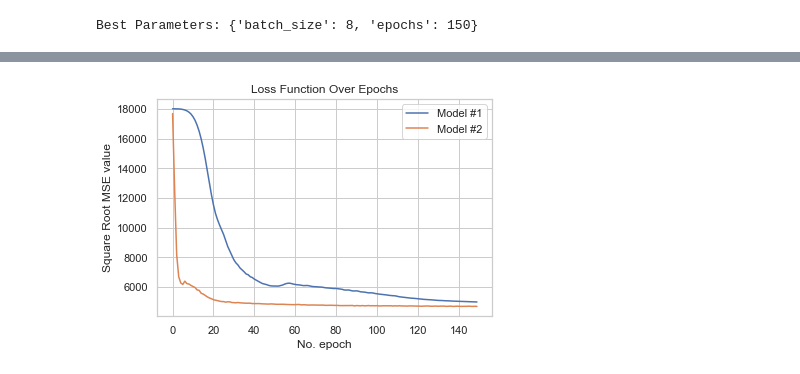
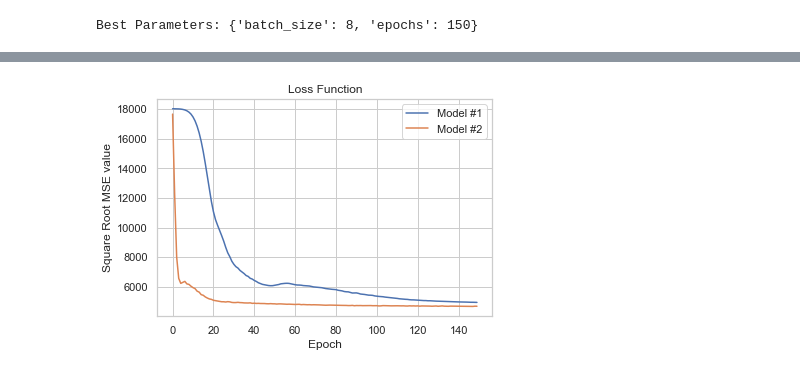
Before and after one commit to Mjzeolla/DS_3010_Project, a Jupyter notebook: DS 3010 Project Code_1.ipynb, the cells around one changed output, grey strips where cells are left out. Cells and saved outputs as stored; diff of their text form; code cells hidden in the pictures.

```diff
--- a/DS 3010 Project Code_1.ipynb
+++ b/DS 3010 Project Code_1.ipynb
@@ -583,17 +585,17 @@ plt.show()
 # %%
 
 initial_model_root_mse = [math.sqrt(x) for x in history.history['mse']]
 best_model_root_mse = [math.sqrt(x) for x in nn_history.history['mse']]
 
 plt.plot(initial_model_root_mse, label='Model #1')
 plt.plot(best_model_root_mse, label='Model #2')
-plt.title('Loss Function Over Epochs')
+plt.title('Loss Function')
 plt.legend(loc="upper right")
 plt.ylabel('Square Root MSE value')
-plt.xlabel('No. epoch')
+plt.xlabel('Epoch')
 plt.show()
 # %% [output]
-[figure, old version]
+[figure, new version]
 # %%
 results['better_nn_model'] = grid_search_nn.evaluate(x= X_train, y=y_train, verbose=0)
 # %%
```
Also changed, not shown: parts of 27 cells of this notebook.
